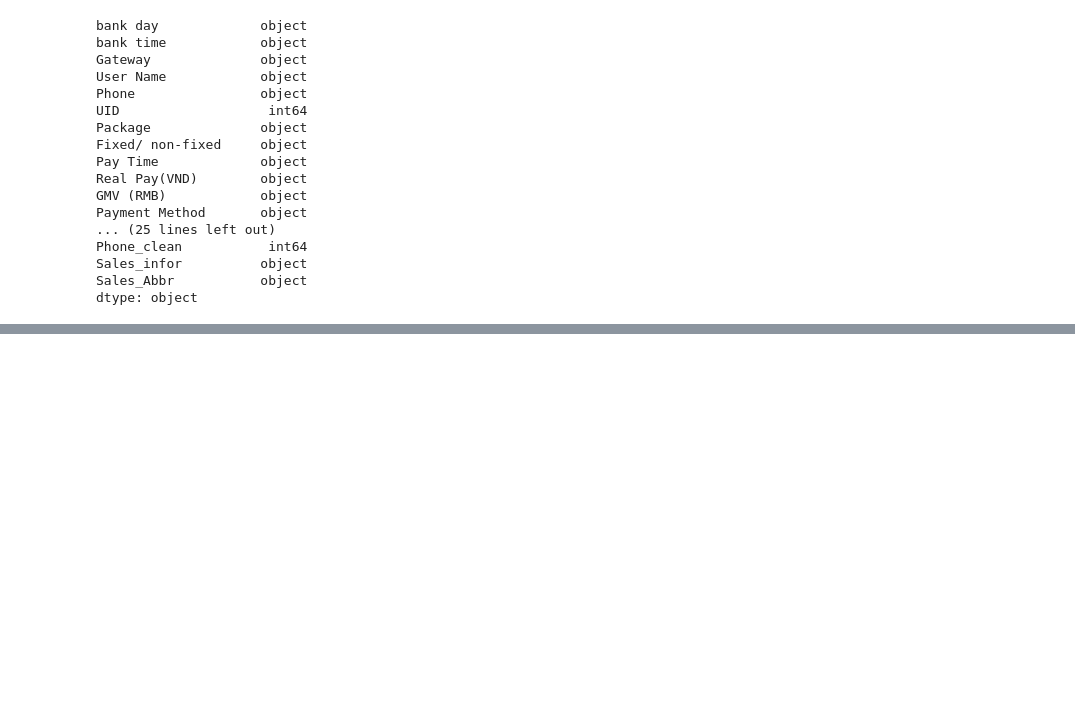
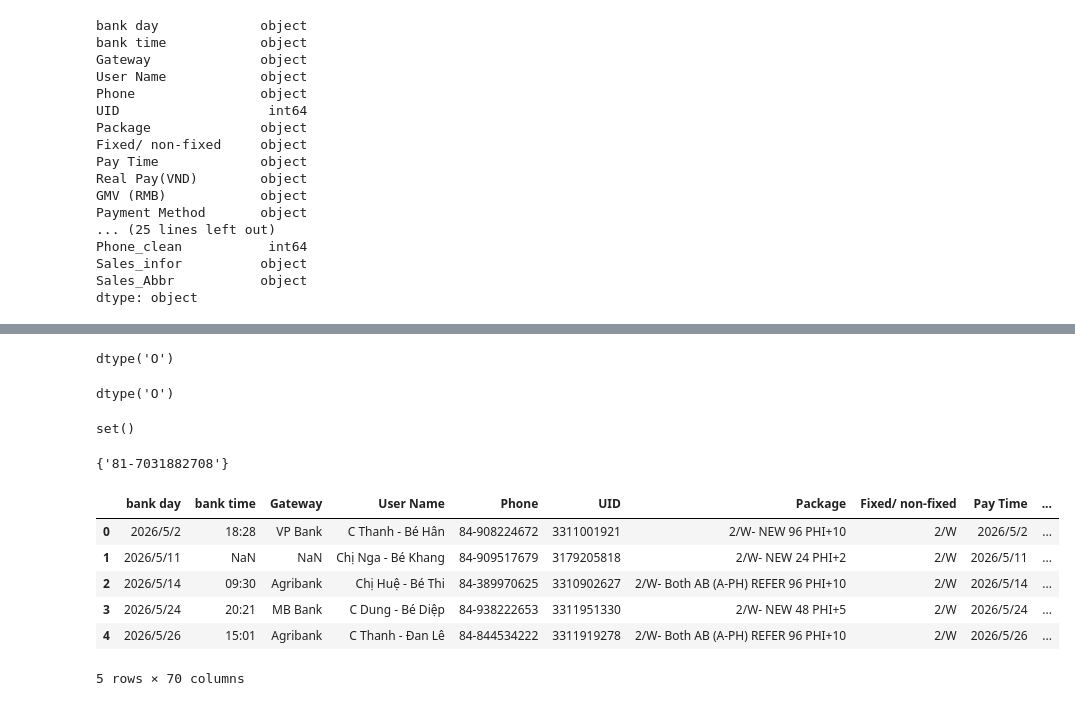
Before and after one commit to godwindk3/data_handle_palfish, a Jupyter notebook: practice.ipynb, the cells around one changed output, grey strips where cells are left out. Saved outputs shown, nothing was run; the diff lists cells and outputs as text; code cells hidden in the pictures; blank space fills up the shorter version.

```diff
--- a/practice.ipynb
+++ b/practice.ipynb
@@ -69,0 +108,13 @@ dtype: object
+# %%
+df_unmatched["Phone"].dtype
+# %% [output]
+dtype('O')
+# %%
+
+df_chat_gg["Số điện thoại"].dtype
+# %% [output]
+dtype('O')
+# %%
+set(df_unmatched["Phone"]) & set(df_chat_gg["Số điện thoại"])
+# %% [output]
+set()
@@ -69,0 +123,14 @@ dtype: object
+# %%
+set(df_unmatched["Phone"]) & set(df_leads["Số điện thoại"])
+# %% [output]
+{'81-7031882708'}
+# %%
+df_unmatched.head()
+# %% [output]
+|  | bank day | bank time | Gateway | User Name | Phone | UID | Package | Fixed/ non-fixed | Pay Time | ... |
+| 0 | 2026/5/2 | 18:28 | VP Bank | C Thanh - Bé Hân | 84-908224672 | 3311001921 | 2/W- NEW 96 PHI+10 | 2/W | 2026/5/2 | ... |
+| 1 | 2026/5/11 | NaN | NaN | Chị Nga - Bé Khang | 84-909517679 | 3179205818 | 2/W- NEW 24 PHI+2 | 2/W | 2026/5/11 | ... |
+| 2 | 2026/5/14 | 09:30 | Agribank | Chị Huệ - Bé Thi | 84-389970625 | 3310902627 | 2/W- Both AB (A-PH) REFER 96 PHI+10 | 2/W | 2026/5/14 | ... |
+| 3 | 2026/5/24 | 20:21 | MB Bank | C Dung - Bé Diệp | 84-938222653 | 3311951330 | 2/W- NEW 48 PHI+5 | 2/W | 2026/5/24 | ... |
+| 4 | 2026/5/26 | 15:01 | Agribank | C Thanh - Đan Lê | 84-844534222 | 3311919278 | 2/W- Both AB (A-PH) REFER 96 PHI+10 | 2/W | 2026/5/26 | ... |
+5 rows × 70 columns
```
Also changed, not shown: parts of 13 cells of this notebook, 5 other files.
